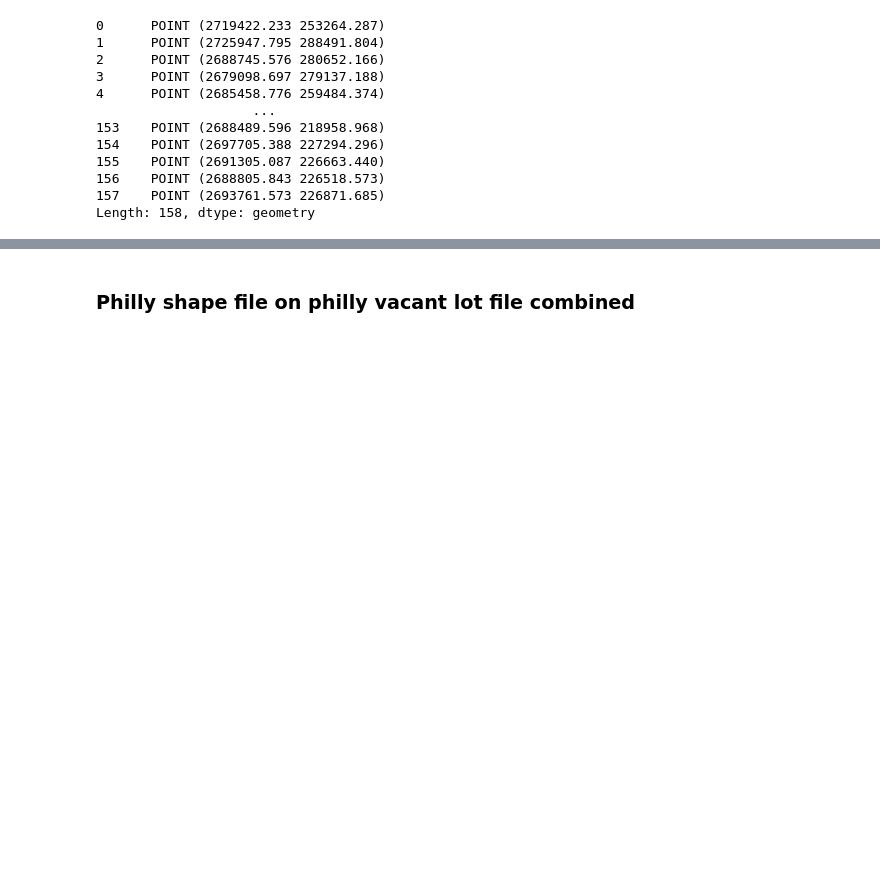
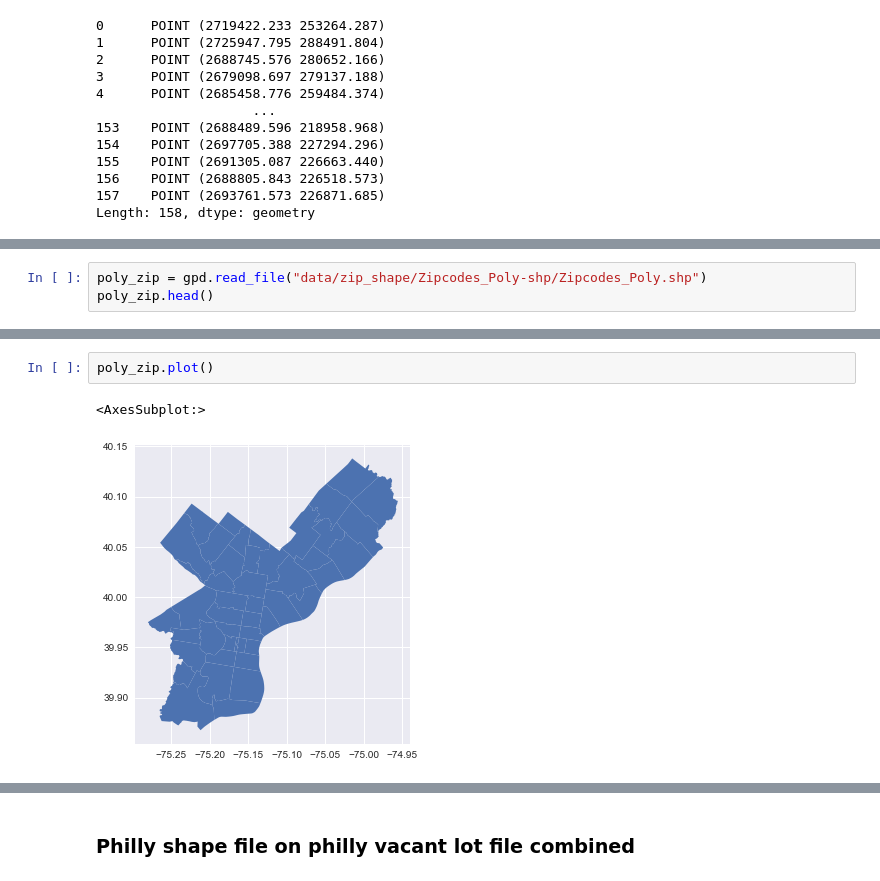
Before and after one commit to Pball01/vacant_lot, a Jupyter notebook: data_explore.ipynb, the cells around one changed output, grey strips where cells are left out. Saved outputs shown, nothing was run; the diff lists cells and outputs as text; blank space fills up the shorter version.

```diff
--- a/data_explore.ipynb
+++ b/data_explore.ipynb
@@ -168,0 +173,3 @@ Length: 158, dtype: geometry
+# %%
+poly_zip = gpd.read_file("data/zip_shape/Zipcodes_Poly-shp/Zipcodes_Poly.shp")
+poly_zip.head()
@@ -168,0 +193,5 @@ Length: 158, dtype: geometry
+# %%
+poly_zip.plot()
+# %% [output]
+<AxesSubplot:>
+[figure, added]
```
Also changed, not shown: parts of 71 cells of this notebook.
